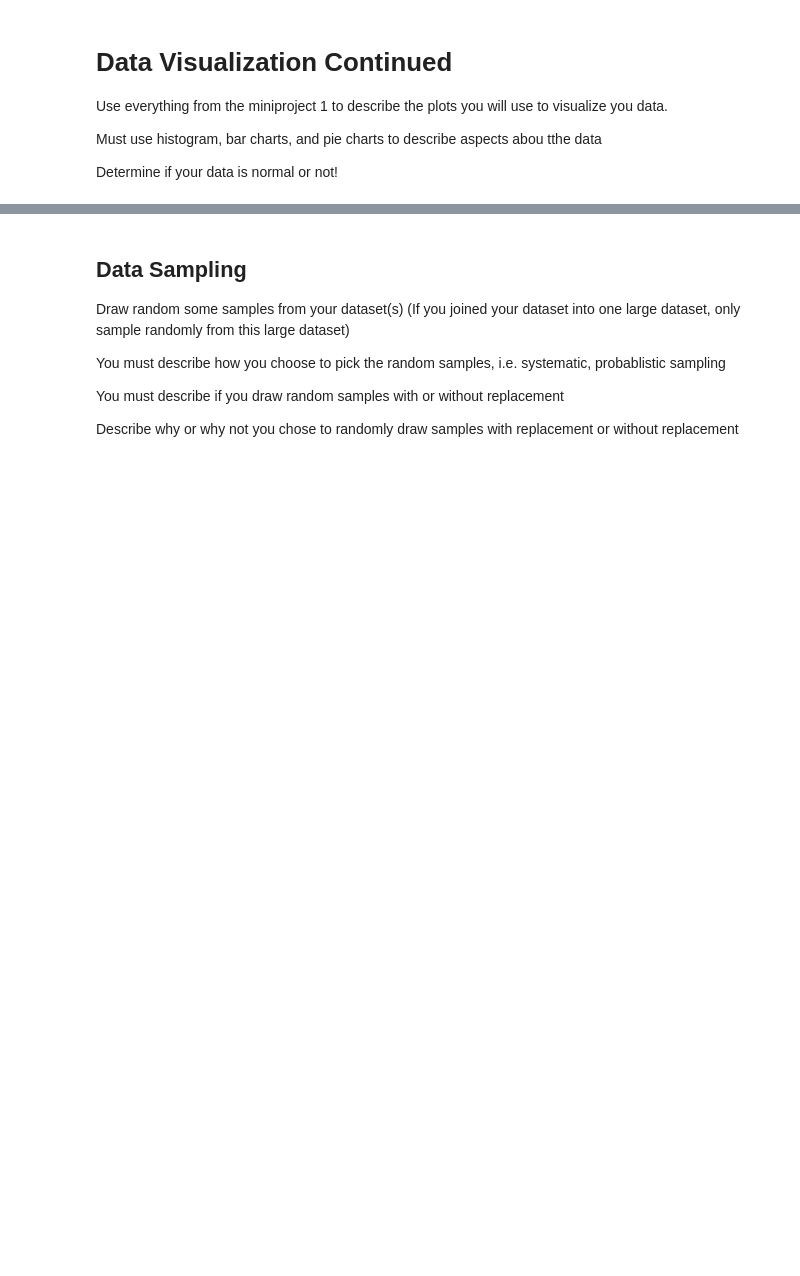
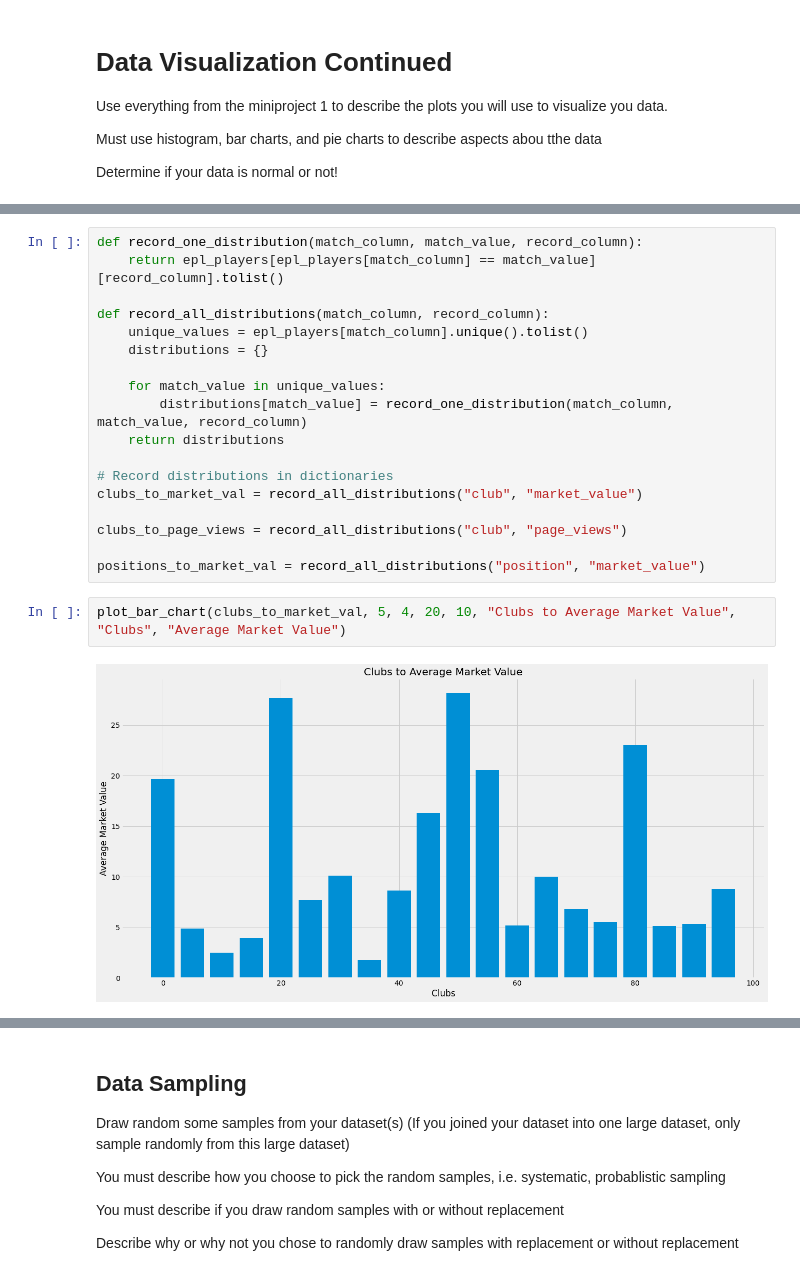
Before and after one commit to Sanzv/epl-players, a Jupyter notebook: final-project.ipynb, the cells around one changed output, grey strips where cells are left out. Saved outputs shown, nothing was run; the diff lists cells and outputs as text; blank space fills up the shorter version.

```diff
--- a/final-project.ipynb
+++ b/final-project.ipynb
@@ -236,0 +200,22 @@ relation of page viewes and market value in scatter plot
+# %%
+def record_one_distribution(match_column, match_value, record_column):
+    return epl_players[epl_players[match_column] == match_value][record_column].tolist()
+
+def record_all_distributions(match_column, record_column):
+    unique_values = epl_players[match_column].unique().tolist()
+    distributions = {}
+
+    for match_value in unique_values:
+        distributions[match_value] = record_one_distribution(match_column, match_value, record_column)
+    return distributions
+
+# Record distributions in dictionaries
+clubs_to_market_val = record_all_distributions("club", "market_value")
+
+clubs_to_page_views = record_all_distributions("club", "page_views")
+
+positions_to_market_val = record_all_distributions("position", "market_value")
+# %%
+plot_bar_chart(clubs_to_market_val, 5, 4, 20, 10, "Clubs to Average Market Value", "Clubs", "Average Market Value")
+# %% [output]
+[figure, added]
```
Also changed, not shown: parts of 9 cells of this notebook.
